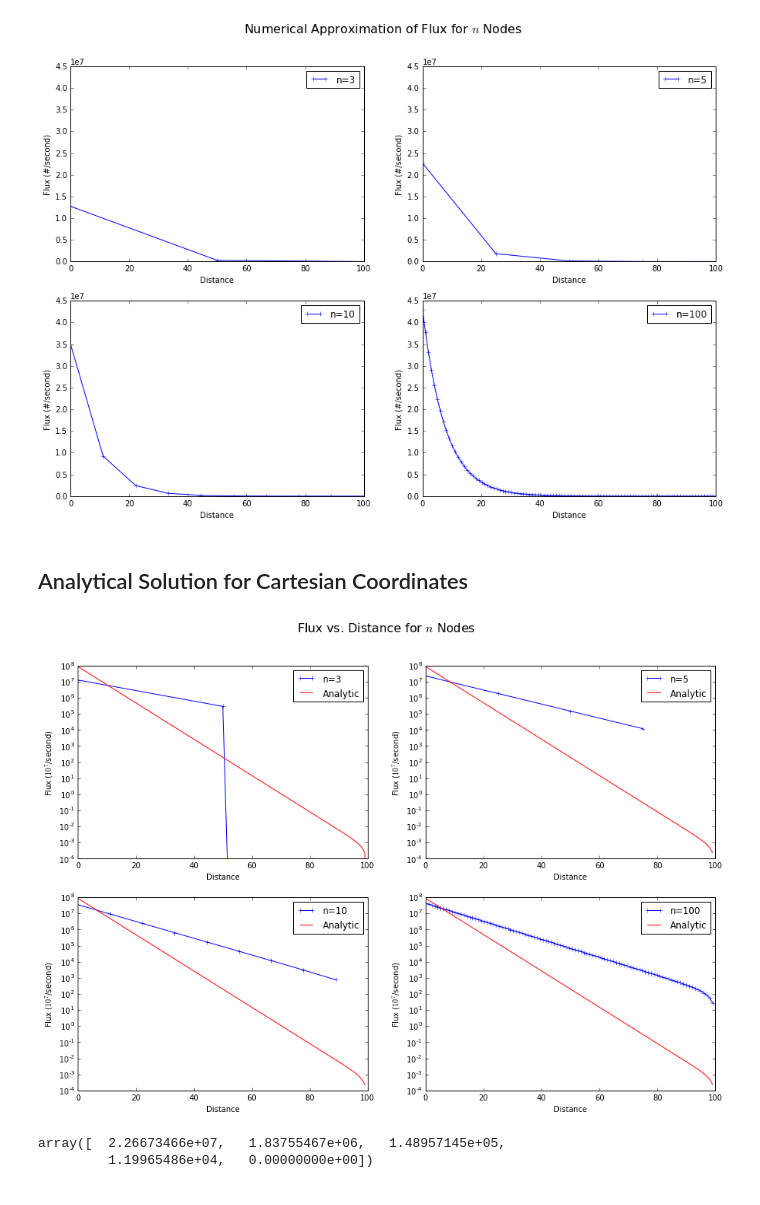
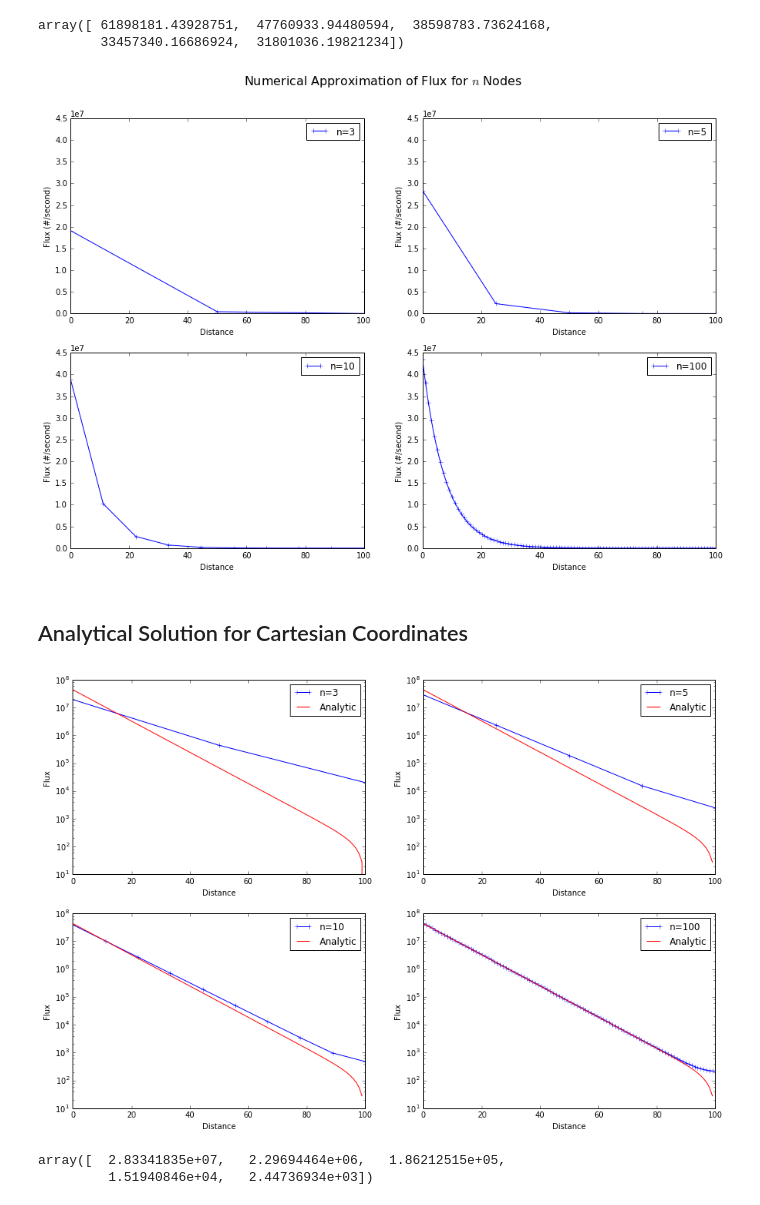
Before and after one commit to piovere/470-project-1, a Jupyter notebook: Project1.ipynb, the cells around one changed output. Drawn from its saved outputs; the diff is of its cells as text; code cells hidden in the pictures.

```diff
--- a/Project1.ipynb
+++ b/Project1.ipynb
@@ -5,7 +5,7 @@ import numpy as np
 # %%
 def set_matrix(nodes=5, geometry="cartesian", D=9.0, w=10.0, sigma=0.15):
     deltaX = w / (nodes - 1.0)
-    n = nodes - 1
+    n = nodes
 
     matrix = zeros((n,n))
     if geometry == "cartesian":
@@ -15,19 +15,24 @@ def set_matrix(nodes=5, geometry="cartesian", D=9.0, w=10.0, sigma=0.15):
             matrix[i][i] = 2 * D / deltaX ** 2 + sigma
             matrix[i][i-1] = -1.0 * D / deltaX ** 2
             matrix[i][i+1] = -1.0 * D / deltaX ** 2
-        matrix[n-1][n-1] = 2 * D / deltaX ** 2.0 + sigma
+        matrix[n-1][n-1] = D / deltaX ** 2.0 + 0.5 * sigma
         matrix[n-1][n-2] = -1.0 * D / deltaX ** 2.0
 
     return matrix
 # %%
 def flux(nodes=5, geometry="cartesian", D=9.0, w=10.0, sigma=0.15):
-    n = nodes - 1
+    n = nodes
     A = set_matrix(nodes=nodes, geometry=geometry, D=D, w=w, sigma=sigma)
     S_vector = zeros(n)
     S = 10.0 ** 8
     S_vector[0] = S / (2.0 * w / n)
 
-    return append(dot(inv(A), S_vector), 0.0)
+    return dot(inv(A), S_vector)
+# %%
+flux()
+# %% [output]
+array([ 61898181.43928751,  47760933.94480594,  38598783.73624168,
+        33457340.16686924,  31801036.19821234])
 # %%
 %matplotlib inline
 # %%
@@ -70,12 +75,12 @@ plt.xlabel('Distance')
 
 plt.show()
 # %% [output]
-[figure, old version]
+[figure, new version]
 # %% [markdown]
 ## Analytical Solution for Cartesian Coordinates ##
 # %%
 def phi_analytic(x, S, w, sigma):
-    D = 1.0 / (3.0 * sigma)
+    D = 9.0 # 1.0 / (3.0 * sigma)
     L = (D / sigma) ** 0.5
 
     constant = S * L / (2.0 * D)
@@ -89,45 +94,45 @@ def x(n):
     return np.linspace(0, W, n)
 
 fig = plt.figure(1)
-plt.suptitle("Flux vs. Distance for $n$ Nodes", size=16)
+# plt.suptitle("Flux vs. Distance for $n$ Nodes", size=16)
 
 a = plt.subplot(221)
 plt.plot(x(3), flux(nodes=3, w=W), 'b-+', label="n=3")
 plt.plot(x(100), phi_analytic(x(100), S=10**8.0, w=W, sigma=0.15), 'r-', label="Analytic")
 plt.legend(loc='upper right')
 plt.xlabel('Distance')
-plt.ylabel('Flux ($10^7$/second)')
+plt.ylabel('Flux')
 plt.yscale('log')
 
 b = plt.subplot(222, sharey=a)
 plt.plot(x(5), flux(nodes=5, w=W), 'b-+', label="n=5")
 plt.plot(x(100), phi_analytic(x(100), S=10**8.0, w=W, sigma=0.15), 'r-', label="Analytic")
 plt.legend(loc='upper right')
-plt.ylabel('Flux ($10^7$/second)')
+plt.ylabel('Flux')
 plt.xlabel('Distance')
 
 c = plt.subplot(224, sharey=a)
 plt.plot(x(100), flux(nodes=100, w=W), 'b-+', label="n=100")
 plt.plot(x(100), phi_analytic(x(100), S=10**8.0, w=W, sigma=0.15), 'r-', label="Analytic")
 plt.legend(loc='upper right')
-plt.ylabel('Flux ($10^7$/second)')
+plt.ylabel('Flux')
 plt.xlabel('Distance')
 
 d = plt.subplot(223, sharey=a)
 plt.plot(x(10), flux(nodes=10, w=W), 'b-+', label="n=10")
 plt.plot(x(100), phi_analytic(x(100), S=10**8.0, w=W, sigma=0.15), 'r-', label="Analytic")
 plt.legend(loc='upper right')
-plt.ylabel('Flux ($10^7$/second)')
+plt.ylabel('Flux')
 plt.xlabel('Distance')
 
 plt.show()
 # %% [output]
-[figure, old version]
+[figure, new version]
 # %%
 flux(nodes=5, w=W)
 # %% [output]
-array([  2.26673466e+07,   1.83755467e+06,   1.48957145e+05,
-         1.19965486e+04,   0.00000000e+00])
+array([  2.83341835e+07,   2.29694464e+06,   1.86212515e+05,
+         1.51940846e+04,   2.44736934e+03])
 # %%
 N_array = {5:'b-', 10:'r-', 20: 'g-', 100: '-', 1000: '-'}
 log_fig = plt.figure(1)
```
Also changed, not shown: parts of 5 cells of this notebook, 8 other files.
